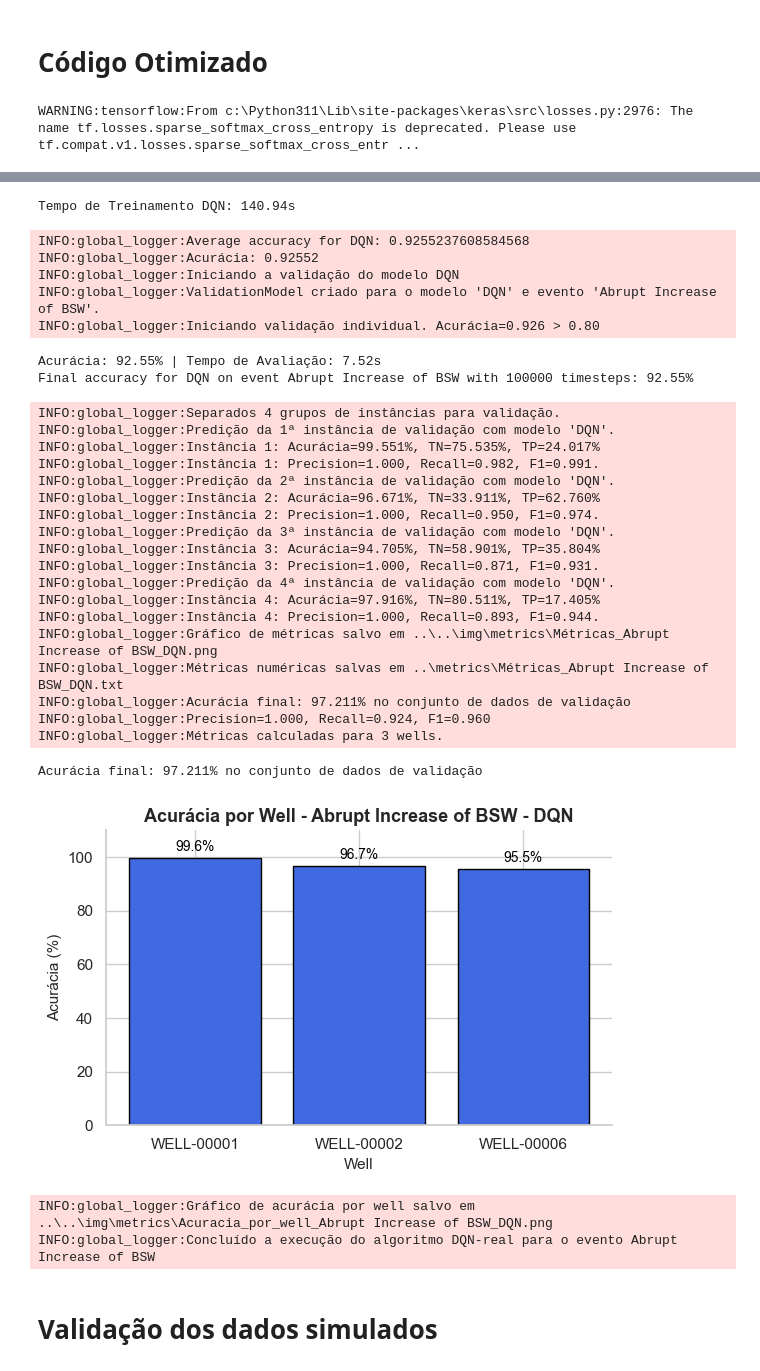
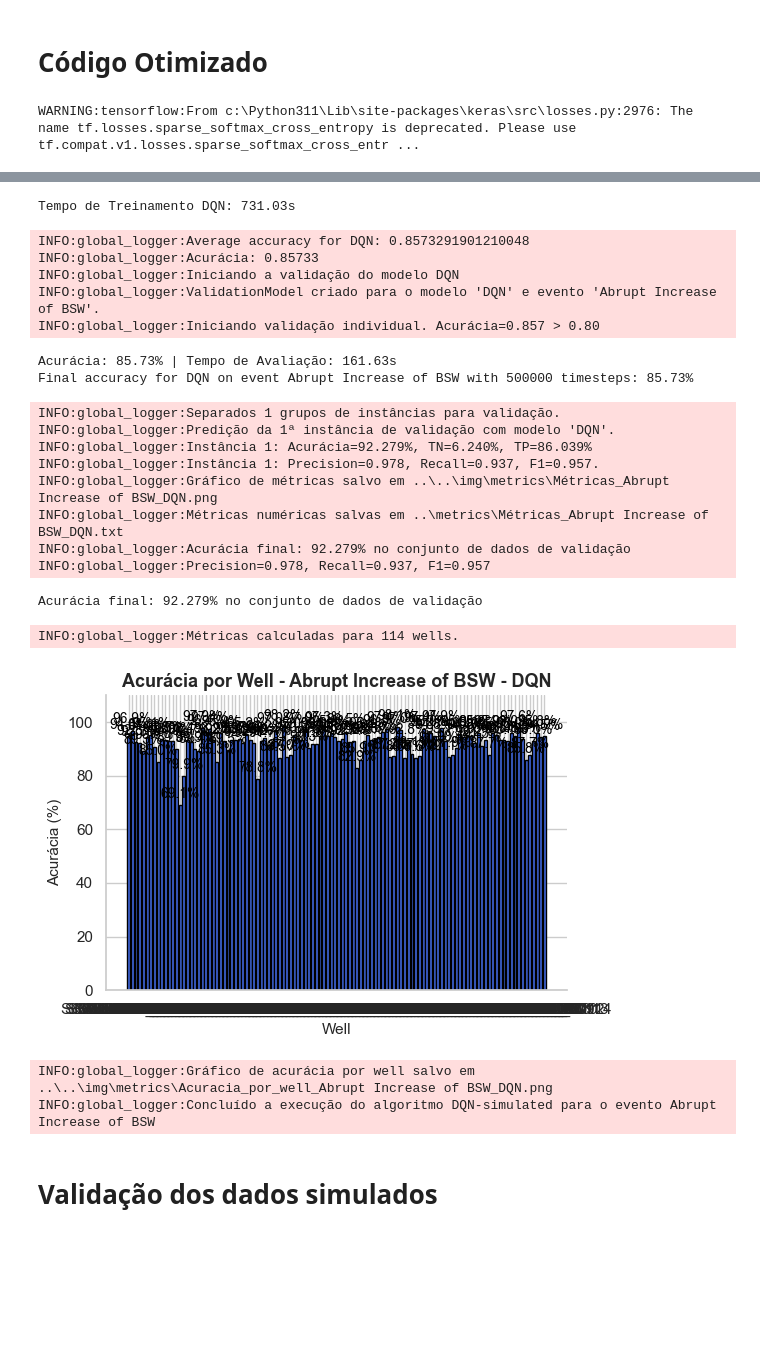
Before and after one commit to kaikecc/Reinforcement-Learning, a Jupyter notebook: src/notebook/rl_classification.ipynb, the cells around one changed output, grey strips where cells are left out. Drawn from its saved outputs; the diff is of its cells as text; code cells hidden in the pictures; blank space fills up the shorter version.

Commit message:
Add metrics and logs for DQN algorithm on Abrupt Increase of BSW event; remove obsolete files and update validation model

```diff
--- a/src/notebook/rl_classification.ipynb
+++ b/src/notebook/rl_classification.ipynb
@@ -113,7 +113,7 @@ if __name__ == '__main__':
     }
     event_name = list(events_names.values())[0]
     models = ['DQN']  # Opções: 'DQN', 'PPO', 'A2C', 'RNA'
-    type_instance = 'real'  # Outras opções: 'simulated'
+    type_instance = 'simulated'  # Outras opções: 'simulated', 'real'
     path_dataset = os.path.join('..', '..', '..', 'dataset')
     instances = LoadInstances(path_dataset)
 
@@ -131,8 +131,8 @@ if __name__ == '__main__':
 
     path_tensorboard = os.path.join('..', 'models', f"{event_name}-{type_instance}")
     os.makedirs(path_tensorboard, exist_ok=True)
-    agente = Agent(path_tensorboard, envs_train, envs_test, TIMESTEPS=100000)
-    list_timesteps = [100000]
+    agente = Agent(path_tensorboard, envs_train, envs_test, TIMESTEPS=500000)
+    list_timesteps = [500000]
 
     final_results = {}
 
@@ -184,33 +184,24 @@ INFO:global_logger:Avaliando o modelo DQN em ..\models\Abrupt Increase of BSW-re
-Tempo de Treinamento DQN: 140.94s
+Tempo de Treinamento DQN: 731.03s
-INFO:global_logger:Average accuracy for DQN: 0.9255237608584568
-INFO:global_logger:Acurácia: 0.92552
+INFO:global_logger:Average accuracy for DQN: 0.8573291901210048
+INFO:global_logger:Acurácia: 0.85733
 INFO:global_logger:Iniciando a validação do modelo DQN
 INFO:global_logger:ValidationModel criado para o modelo 'DQN' e evento 'Abrupt Increase of BSW'.
-INFO:global_logger:Iniciando validação individual. Acurácia=0.926 > 0.80
+INFO:global_logger:Iniciando validação individual. Acurácia=0.857 > 0.80
-Acurácia: 92.55% | Tempo de Avaliação: 7.52s
-Final accuracy for DQN on event Abrupt Increase of BSW with 100000 timesteps: 92.55%
+Acurácia: 85.73% | Tempo de Avaliação: 161.63s
+Final accuracy for DQN on event Abrupt Increase of BSW with 500000 timesteps: 85.73%
-INFO:global_logger:Separados 4 grupos de instâncias para validação.
+INFO:global_logger:Separados 1 grupos de instâncias para validação.
 INFO:global_logger:Predição da 1ª instância de validação com modelo 'DQN'.
-INFO:global_logger:Instância 1: Acurácia=99.551%, TN=75.535%, TP=24.017%
-INFO:global_logger:Instância 1: Precision=1.000, Recall=0.982, F1=0.991.
-INFO:global_logger:Predição da 2ª instância de validação com modelo 'DQN'.
-INFO:global_logger:Instância 2: Acurácia=96.671%, TN=33.911%, TP=62.760%
-INFO:global_logger:Instância 2: Precision=1.000, Recall=0.950, F1=0.974.
-INFO:global_logger:Predição da 3ª instância de validação com modelo 'DQN'.
-INFO:global_logger:Instância 3: Acurácia=94.705%, TN=58.901%, TP=35.804%
-INFO:global_logger:Instância 3: Precision=1.000, Recall=0.871, F1=0.931.
-INFO:global_logger:Predição da 4ª instância de validação com modelo 'DQN'.
-INFO:global_logger:Instância 4: Acurácia=97.916%, TN=80.511%, TP=17.405%
-INFO:global_logger:Instância 4: Precision=1.000, Recall=0.893, F1=0.944.
+INFO:global_logger:Instância 1: Acurácia=92.279%, TN=6.240%, TP=86.039%
+INFO:global_logger:Instância 1: Precision=0.978, Recall=0.937, F1=0.957.
 INFO:global_logger:Gráfico de métricas salvo em ..\..\img\metrics\Métricas_Abrupt Increase of BSW_DQN.png
 INFO:global_logger:Métricas numéricas salvas em ..\metrics\Métricas_Abrupt Increase of BSW_DQN.txt
-INFO:global_logger:Acurácia final: 97.211% no conjunto de dados de validação
-INFO:global_logger:Precision=1.000, Recall=0.924, F1=0.960
-INFO:global_logger:Métricas calculadas para 3 wells.
+INFO:global_logger:Acurácia final: 92.279% no conjunto de dados de validação
+INFO:global_logger:Precision=0.978, Recall=0.937, F1=0.957
-Acurácia final: 97.211% no conjunto de dados de validação
+Acurácia final: 92.279% no conjunto de dados de validação
+INFO:global_logger:Métricas calculadas para 114 wells.
-[figure, old version]
+[figure, new version]
-INFO:global_logger:Gráfico de acurácia por well salvo em ..\..\img\metrics\Acuracia_por_well_Abrupt Increase of BSW_DQN.png
-INFO:global_logger:Concluído a execução do algoritmo DQN-real para o evento Abrupt Increase of BSW
+INFO:global_logger:Gráfico de acurácia por well salvo em ..\..\img\metrics\Acuracia_por_well_Abrupt Increase of BSW_DQN.png
+INFO:global_logger:Concluído a execução do algoritmo DQN-simulated para o evento Abrupt Increase of BSW
 # %% [markdown]
 # Validação dos dados simulados
 # %%
```
Also changed, not shown: parts of 1 cell of this notebook, 22 other files.
